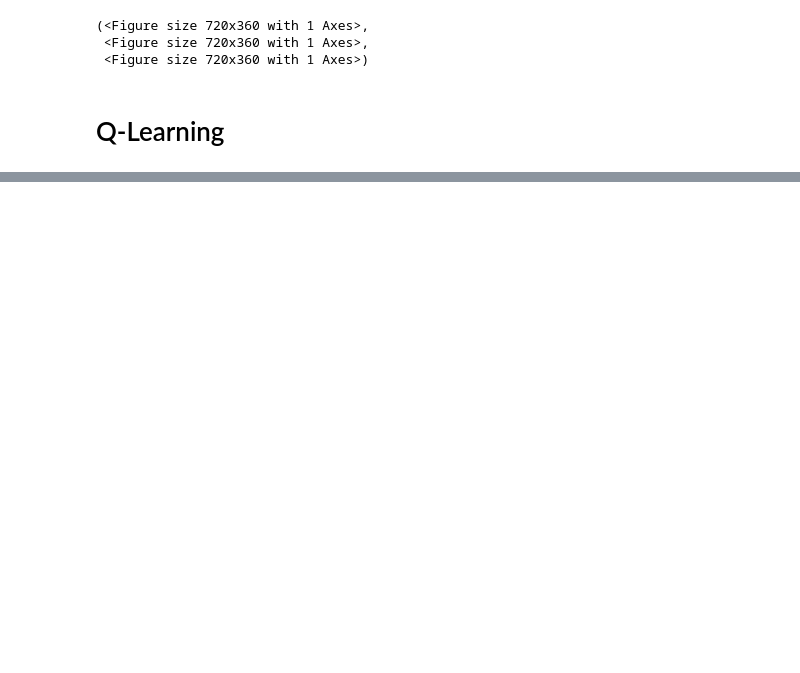
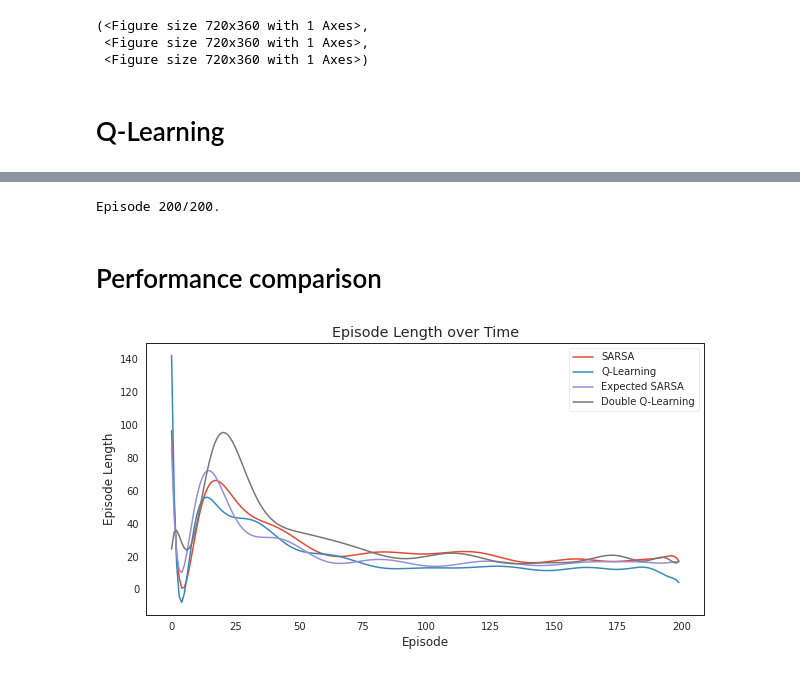
Before and after one commit to nhabbash/reinforcement-learning, a Jupyter notebook: TD/td_algorithms.ipynb, the cells around one changed output, grey strips where cells are left out. Drawn from its saved outputs; the diff is of its cells as text; code cells hidden in the pictures; blank space fills up the shorter version.

```diff
--- a/TD/td_algorithms.ipynb
+++ b/TD/td_algorithms.ipynb
@@ -216,0 +296,2 @@ def q_learning(env, num_episodes, discount_factor=1.0, alpha=0.5, epsilon=0.1):
+# %%
+Q, stats_es = expected_sarsa(env, n_episodes)
@@ -216,0 +303,24 @@ def q_learning(env, num_episodes, discount_factor=1.0, alpha=0.5, epsilon=0.1):
+# %%
+def make_epsilon_greedy_policy2(Q1, Q2, epsilon, nA):
+    """
+    Creates an epsilon-greedy policy based on a given Q-function and epsilon.
+
+    Args:
+        Q1: A dictionary that maps from state -> action-values.
+            Each value is a numpy array of length nA (see below)
+        Q2: Same as above
+        epsilon: The probability to select a random action . float between 0 and 1.
+        nA: Number of actions in the environment.
+
+    Returns:
+        A function that takes the observation as an argument and returns
+        the probabilities for each action in the form of a numpy array of length nA.
+
+    """
+    def policy_fn(observation):
+        A = np.ones(nA, dtype=float) * epsilon / nA
+        Q = Q1[observation]+Q2[observation]
+        best_action = np.argmax(Q)
+        A[best_action] += (1.0 - epsilon)
+        return A
+    return policy_fn
@@ -216,0 +396,24 @@ def q_learning(env, num_episodes, discount_factor=1.0, alpha=0.5, epsilon=0.1):
+# %%
+Q, stats_dq = double_q_learning(env, n_episodes)
+# %% [output]
+Episode 200/200.
+# %% [markdown]
+# Performance comparison
+# %%
+x = np.arange(n_episodes)
+
+smooth = lambda x, y: np.poly1d(np.polyfit(x, y, 17))(x)
+# Polynomial approximation produces some artifacts at the end and at the beginning
+# %%
+fig1 = plt.figure(figsize=(10,5))
+plt.plot(smooth(x, stats_s.episode_lengths), label="SARSA")
+plt.plot(smooth(x, stats_q.episode_lengths), label="Q-Learning")
+plt.plot(smooth(x, stats_es.episode_lengths), label="Expected SARSA")
+plt.plot(smooth(x, stats_dq.episode_lengths), label="Double Q-Learning")
+plt.xlabel("Episode")
+plt.ylabel("Episode Length")
+plt.title("Episode Length over Time")
+plt.legend(loc="upper right")
+plt.show()
+# %% [output]
+[figure, added]
```
Also changed, not shown: parts of 15 cells of this notebook, 2 other files.
